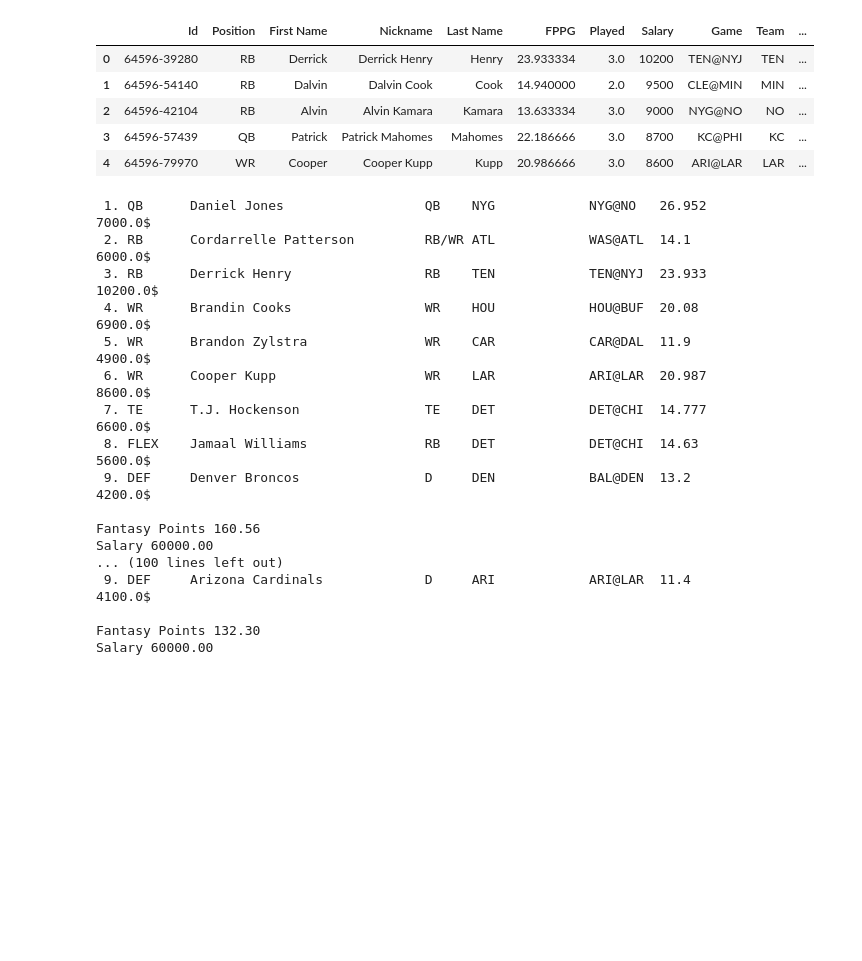
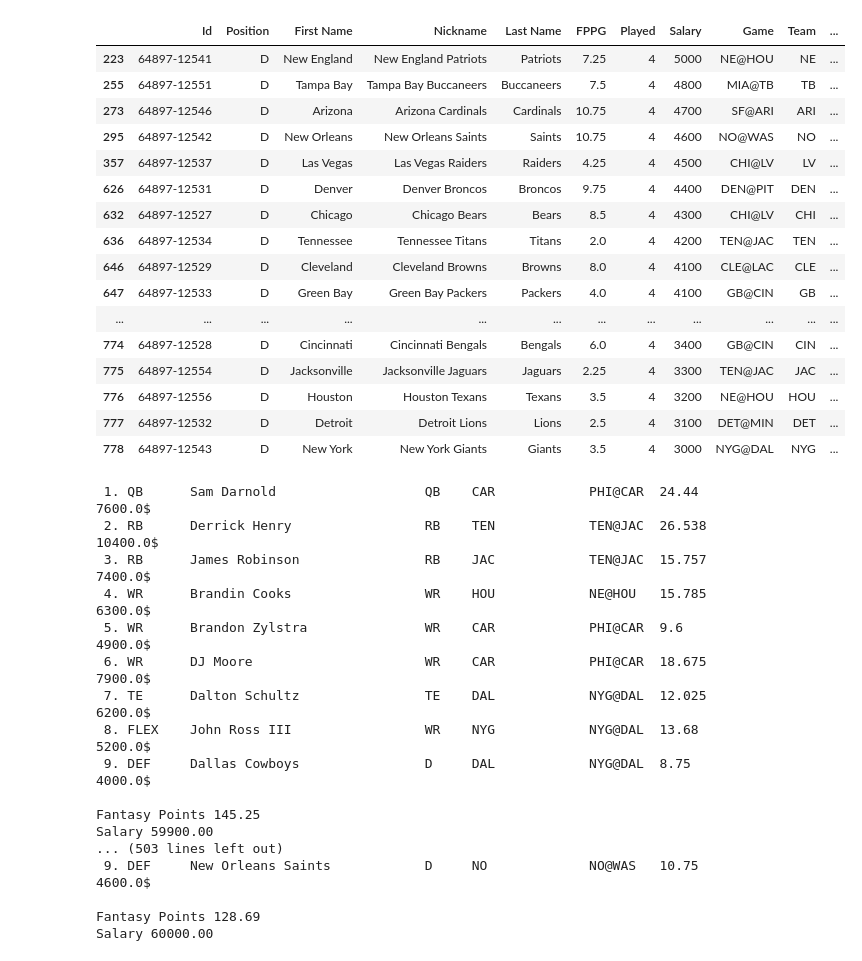
Before and after one commit to MikSm1th/fantasy_factory, a Jupyter notebook: lineupopt/daily_odds_fd.ipynb, the cells around one changed output. Drawn from its saved outputs; the diff is of its cells as text; code cells hidden in the pictures; blank space fills up the shorter version.

```diff
--- a/lineupopt/daily_odds_fd.ipynb
+++ b/lineupopt/daily_odds_fd.ipynb
@@ -18,0 +21,4 @@ odds = [i.text for i in odds_list]
+# %%
+df_fd_temp = pd.read_csv("data/nfl/FanDuel-NFL-2021 ET-10 ET-10 ET-64897-players-list.csv")
+df_fd = df_fd_temp.convert_dtypes()
+df_fd.head()
@@ -19,4 +38,4 @@ odds = [i.text for i in odds_list]
 # %%
-replace_dict = {"SFO":"SF", "NOS":"NO", "GBP":"GB", "KCC": "KC", "NOS": "NO", "SFO":"SF"}
+replace_dict = {"GBP":"GB", "KCC":"KC", "LVR":"LV", "NEP":"NE", "NOS":"NO", "SFO":"SF", "TBB":"TB"}
 clean_teams = [replace_dict.get(item,item) for item in teams]
-#print(clean_teams)
+print(clean_teams)
@@ -29,5 +49,0 @@ print(dict(sorted(df_odds.items(), key=lambda item: item[1])))
-# %%
-df_fd = pd.read_csv("data/nfl/FanDuel-NFL-2021 ET-10 ET-03 ET-64596-players-list.csv")
-# dk_teams = df_dk.TeamAbbrev.unique()
-# dk_teams.sort()
-df_fd.head()
@@ -40,0 +50,4 @@ df_fd.head()
+# %%
+df_fd_def = df_fd.query("Position == 'D'")
+df_fd = df_fd.query("Position != 'D'")
+df_fd_def.head(3)
@@ -56,39 +74,54 @@ df_fd.head()
 # %%
 df_fd.FPPG = df_fd.new_expts
 df_fd = df_fd.drop(['expts', 'rkpts', 'new_expts'], axis=1)
+df_fd = pd.concat([df_fd, df_fd_def])
+#df_fd.query("Position == 'D'")
 df_fd.head()
 # %% [output]
 |  | Id | Position | First Name | Nickname | Last Name | FPPG | Played | Salary | Game | Team | ... |
-| 0 | 64596-39280 | RB | Derrick | Derrick Henry | Henry | 23.933334 | 3.0 | 10200 | TEN@NYJ | TEN | ... |
-| 1 | 64596-54140 | RB | Dalvin | Dalvin Cook | Cook | 14.940000 | 2.0 | 9500 | CLE@MIN | MIN | ... |
-| 2 | 64596-42104 | RB | Alvin | Alvin Kamara | Kamara | 13.633334 | 3.0 | 9000 | NYG@NO | NO | ... |
-| 3 | 64596-57439 | QB | Patrick | Patrick Mahomes | Mahomes | 22.186666 | 3.0 | 8700 | KC@PHI | KC | ... |
-| 4 | 64596-79970 | WR | Cooper | Cooper Kupp | Kupp | 20.986666 | 3.0 | 8600 | ARI@LAR | LAR | ... |
+| 223 | 64897-12541 | D | New England | New England Patriots | Patriots | 7.25 | 4 | 5000 | NE@HOU | NE | ... |
+| 255 | 64897-12551 | D | Tampa Bay | Tampa Bay Buccaneers | Buccaneers | 7.5 | 4 | 4800 | MIA@TB | TB | ... |
+| 273 | 64897-12546 | D | Arizona | Arizona Cardinals | Cardinals | 10.75 | 4 | 4700 | SF@ARI | ARI | ... |
+| 295 | 64897-12542 | D | New Orleans | New Orleans Saints | Saints | 10.75 | 4 | 4600 | NO@WAS | NO | ... |
+| 357 | 64897-12537 | D | Las Vegas | Las Vegas Raiders | Raiders | 4.25 | 4 | 4500 | CHI@LV | LV | ... |
+| 626 | 64897-12531 | D | Denver | Denver Broncos | Broncos | 9.75 | 4 | 4400 | DEN@PIT | DEN | ... |
+| 632 | 64897-12527 | D | Chicago | Chicago Bears | Bears | 8.5 | 4 | 4300 | CHI@LV | CHI | ... |
+| 636 | 64897-12534 | D | Tennessee | Tennessee Titans | Titans | 2.0 | 4 | 4200 | TEN@JAC | TEN | ... |
+| 646 | 64897-12529 | D | Cleveland | Cleveland Browns | Browns | 8.0 | 4 | 4100 | CLE@LAC | CLE | ... |
+| 647 | 64897-12533 | D | Green Bay | Green Bay Packers | Packers | 4.0 | 4 | 4100 | GB@CIN | GB | ... |
+| ... | ... | ... | ... | ... | ... | ... | ... | ... | ... | ... | ... |
+| 774 | 64897-12528 | D | Cincinnati | Cincinnati Bengals | Bengals | 6.0 | 4 | 3400 | GB@CIN | CIN | ... |
+| 775 | 64897-12554 | D | Jacksonville | Jacksonville Jaguars | Jaguars | 2.25 | 4 | 3300 | TEN@JAC | JAC | ... |
+| 776 | 64897-12556 | D | Houston | Houston Texans | Texans | 3.5 | 4 | 3200 | NE@HOU | HOU | ... |
+| 777 | 64897-12532 | D | Detroit | Detroit Lions | Lions | 2.5 | 4 | 3100 | DET@MIN | DET | ... |
+| 778 | 64897-12543 | D | New York | New York Giants | Giants | 3.5 | 4 | 3000 | NYG@DAL | NYG | ... |
 # %%
 df_fd.to_csv('data/nfl/FDprojections.csv')
 # %%
-from pydfs_lineup_optimizer import Site, Sport, get_optimizer, PlayerFilter
+from pydfs_lineup_optimizer import Site, Sport, get_optimizer, PlayerFilter, AfterEachExposureStrategy, TeamStack
 
 optimizer = get_optimizer(Site.FANDUEL, Sport.FOOTBALL)
 optimizer.load_players_from_csv("data/nfl/FDprojections.csv")
-for lineup in optimizer.optimize(9, max_exposure=.3):
+optimizer.add_stack(TeamStack(3, for_positions=['QB', 'WR', 'TE']))
+#optimizer.add_stack(TeamStack(2, for_positions=['RB', 'D']))
+for lineup in optimizer.optimize(40, max_exposure=0.3, exposure_strategy = AfterEachExposureStrategy):
     print(lineup)
 optimizer.export('data/nfl/fd_result.csv')
 # %% [output]
- 1. QB      Daniel Jones                  QB    NYG            NYG@NO   26.952         7000.0$
- 2. RB      Cordarrelle Patterson         RB/WR ATL            WAS@ATL  14.1           6000.0$
- 3. RB      Derrick Henry                 RB    TEN            TEN@NYJ  23.933         10200.0$
- 4. WR      Brandin Cooks                 WR    HOU            HOU@BUF  20.08          6900.0$
- 5. WR      Brandon Zylstra               WR    CAR            CAR@DAL  11.9           4900.0$
- 6. WR      Cooper Kupp                   WR    LAR            ARI@LAR  20.987         8600.0$
- 7. TE      T.J. Hockenson                TE    DET            DET@CHI  14.777         6600.0$
- 8. FLEX    Jamaal Williams               RB    DET            DET@CHI  14.63          5600.0$
- 9. DEF     Denver Broncos                D     DEN            BAL@DEN  13.2           4200.0$
+ 1. QB      Sam Darnold                   QB    CAR            PHI@CAR  24.44          7600.0$
+ 2. RB      Derrick Henry                 RB    TEN            TEN@JAC  26.538         10400.0$
+ 3. RB      James Robinson                RB    JAC            TEN@JAC  15.757         7400.0$
+ 4. WR      Brandin Cooks                 WR    HOU            NE@HOU   15.785         6300.0$
+ 5. WR      Brandon Zylstra               WR    CAR            PHI@CAR  9.6            4900.0$
+ 6. WR      DJ Moore                      WR    CAR            PHI@CAR  18.675         7900.0$
+ 7. TE      Dalton Schultz                TE    DAL            NYG@DAL  12.025         6200.0$
+ 8. FLEX    John Ross III                 WR    NYG            NYG@DAL  13.68          5200.0$
+ 9. DEF     Dallas Cowboys                D     DAL            NYG@DAL  8.75           4000.0$
 
-Fantasy Points 160.56
+Fantasy Points 145.25
+Salary 59900.00
+... (503 lines left out)
+ 9. DEF     New Orleans Saints            D     NO             NO@WAS   10.75          4600.0$
+
+Fantasy Points 128.69
 Salary 60000.00
-... (100 lines left out)
- 9. DEF     Arizona Cardinals             D     ARI            ARI@LAR  11.4           4100.0$
-
-Fantasy Points 132.30
-Salary 60000.00
```
Also changed, not shown: parts of 9 cells of this notebook, 23 other files.
